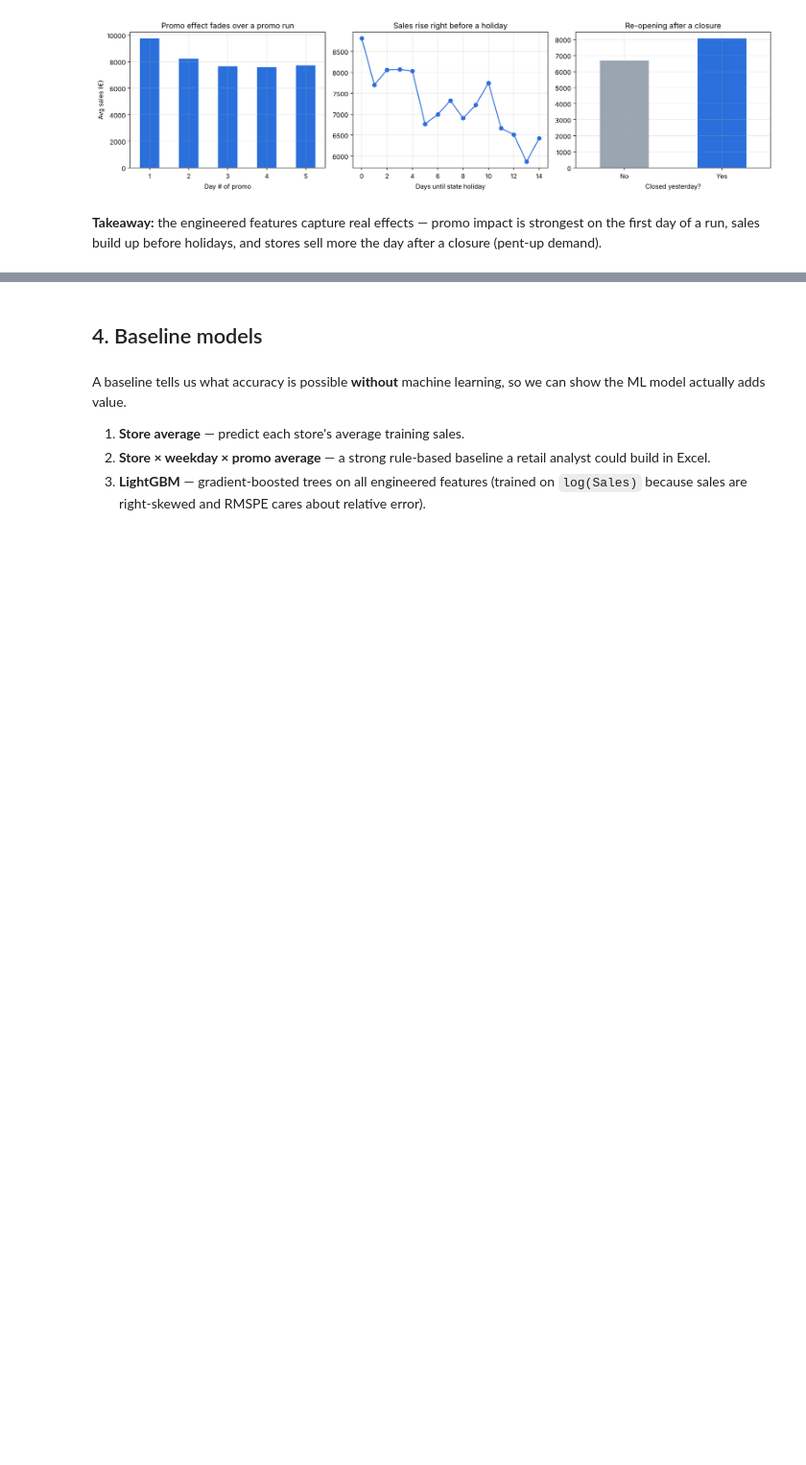
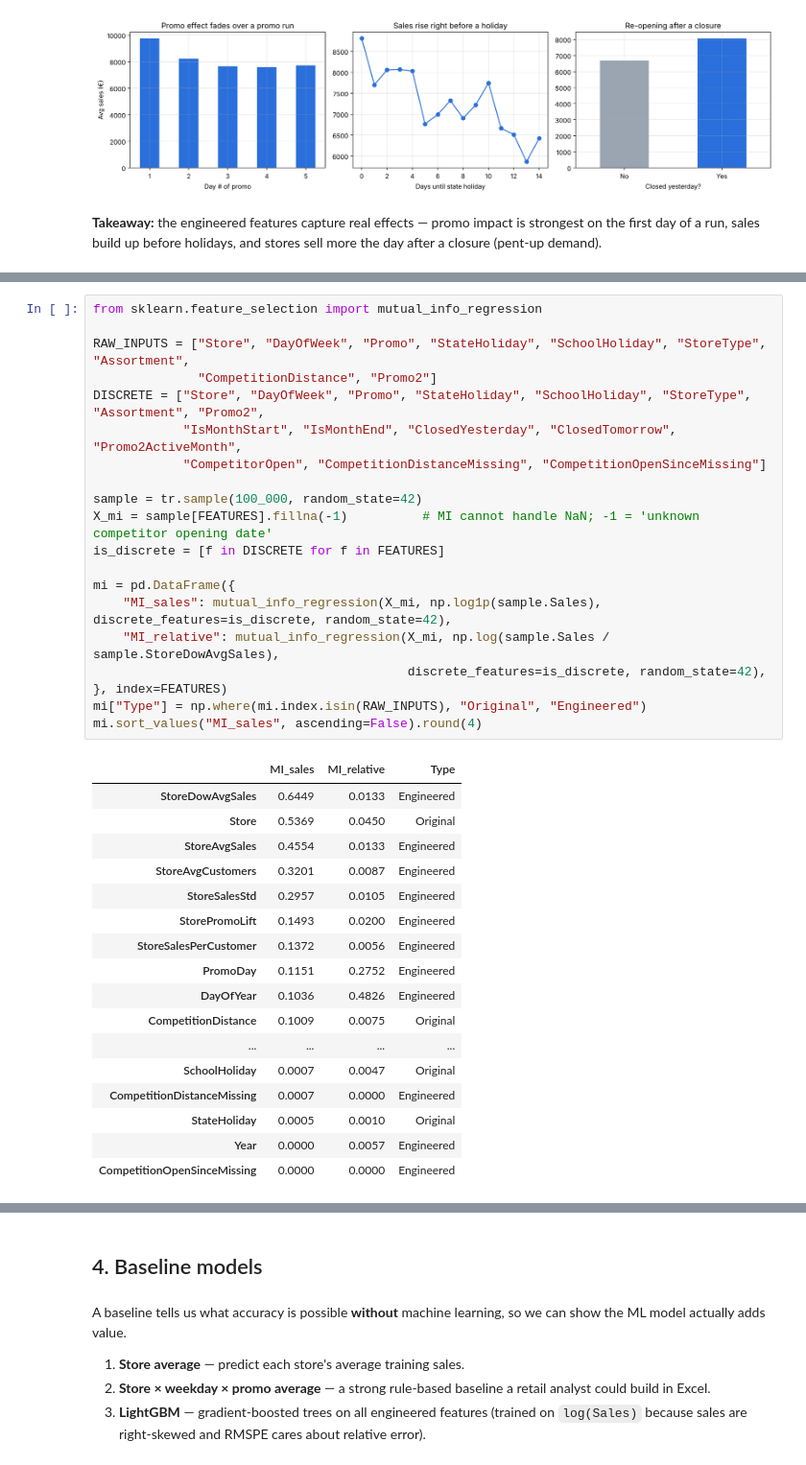
Before and after one commit to yahyalkayem/rossmann-sales-optimization, a Jupyter notebook: notebooks/02_features_and_baseline.ipynb, the cells around one changed output, grey strips where cells are left out. Shown at 96% size. Saved outputs shown, nothing was run; the diff lists cells and outputs as text; blank space fills up the shorter version.

```diff
--- a/notebooks/02_features_and_baseline.ipynb
+++ b/notebooks/02_features_and_baseline.ipynb
@@ -279,0 +290,38 @@ plt.tight_layout(); plt.savefig("../figures/engineered_features.png", dpi=120);
+# %%
+from sklearn.feature_selection import mutual_info_regression
+
+RAW_INPUTS = ["Store", "DayOfWeek", "Promo", "StateHoliday", "SchoolHoliday", "StoreType", "Assortment",
+              "CompetitionDistance", "Promo2"]
+DISCRETE = ["Store", "DayOfWeek", "Promo", "StateHoliday", "SchoolHoliday", "StoreType", "Assortment", "Promo2",
+            "IsMonthStart", "IsMonthEnd", "ClosedYesterday", "ClosedTomorrow", "Promo2ActiveMonth",
+            "CompetitorOpen", "CompetitionDistanceMissing", "CompetitionOpenSinceMissing"]
+
+sample = tr.sample(100_000, random_state=42)
+X_mi = sample[FEATURES].fillna(-1)          # MI cannot handle NaN; -1 = 'unknown competitor opening date'
+is_discrete = [f in DISCRETE for f in FEATURES]
+
+mi = pd.DataFrame({
+    "MI_sales": mutual_info_regression(X_mi, np.log1p(sample.Sales), discrete_features=is_discrete, random_state=42),
+    "MI_relative": mutual_info_regression(X_mi, np.log(sample.Sales / sample.StoreDowAvgSales),
+                                          discrete_features=is_discrete, random_state=42),
+}, index=FEATURES)
+mi["Type"] = np.where(mi.index.isin(RAW_INPUTS), "Original", "Engineered")
+mi.sort_values("MI_sales", ascending=False).round(4)
+# %% [output]
+|  | MI_sales | MI_relative | Type |
+| StoreDowAvgSales | 0.6449 | 0.0133 | Engineered |
+| Store | 0.5369 | 0.0450 | Original |
+| StoreAvgSales | 0.4554 | 0.0133 | Engineered |
+| StoreAvgCustomers | 0.3201 | 0.0087 | Engineered |
+| StoreSalesStd | 0.2957 | 0.0105 | Engineered |
+| StorePromoLift | 0.1493 | 0.0200 | Engineered |
+| StoreSalesPerCustomer | 0.1372 | 0.0056 | Engineered |
+| PromoDay | 0.1151 | 0.2752 | Engineered |
+| DayOfYear | 0.1036 | 0.4826 | Engineered |
+| CompetitionDistance | 0.1009 | 0.0075 | Original |
+| ... | ... | ... | ... |
+| SchoolHoliday | 0.0007 | 0.0047 | Original |
+| CompetitionDistanceMissing | 0.0007 | 0.0000 | Engineered |
+| StateHoliday | 0.0005 | 0.0010 | Original |
+| Year | 0.0000 | 0.0057 | Engineered |
+| CompetitionOpenSinceMissing | 0.0000 | 0.0000 | Engineered |
```
Also changed, not shown: parts of 12 cells of this notebook.
